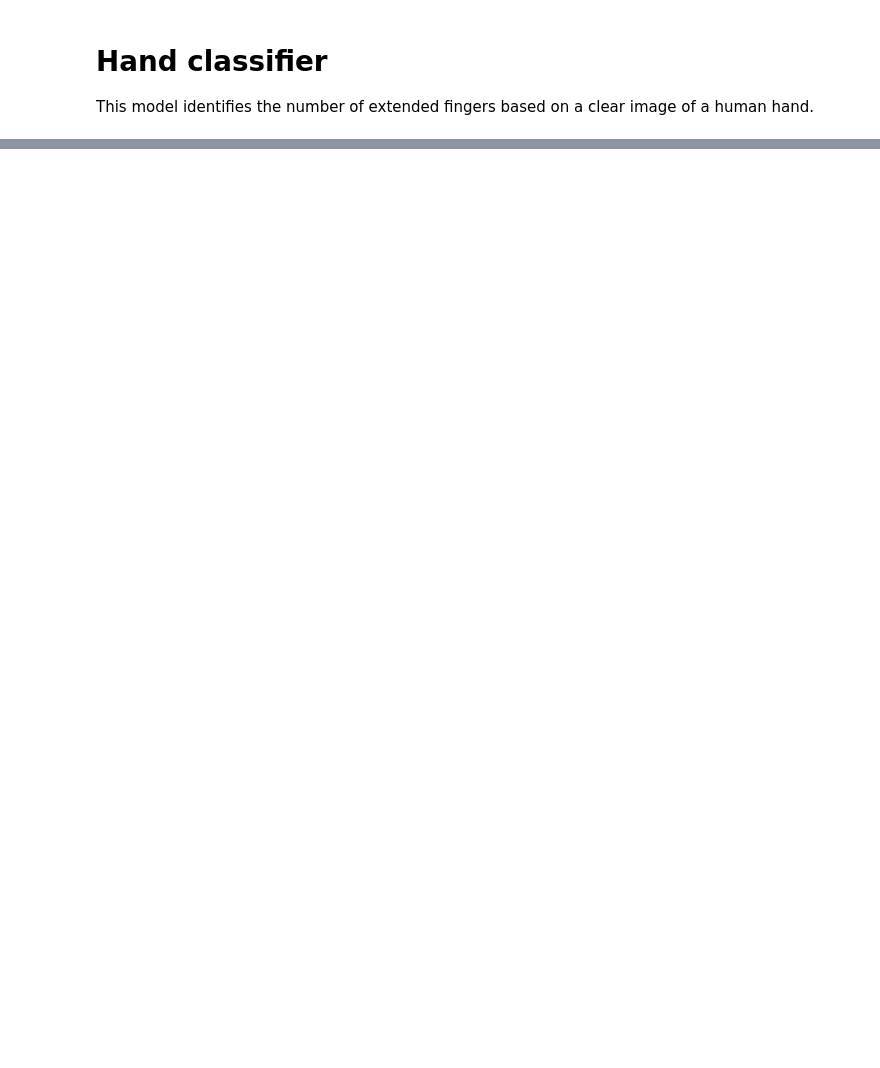
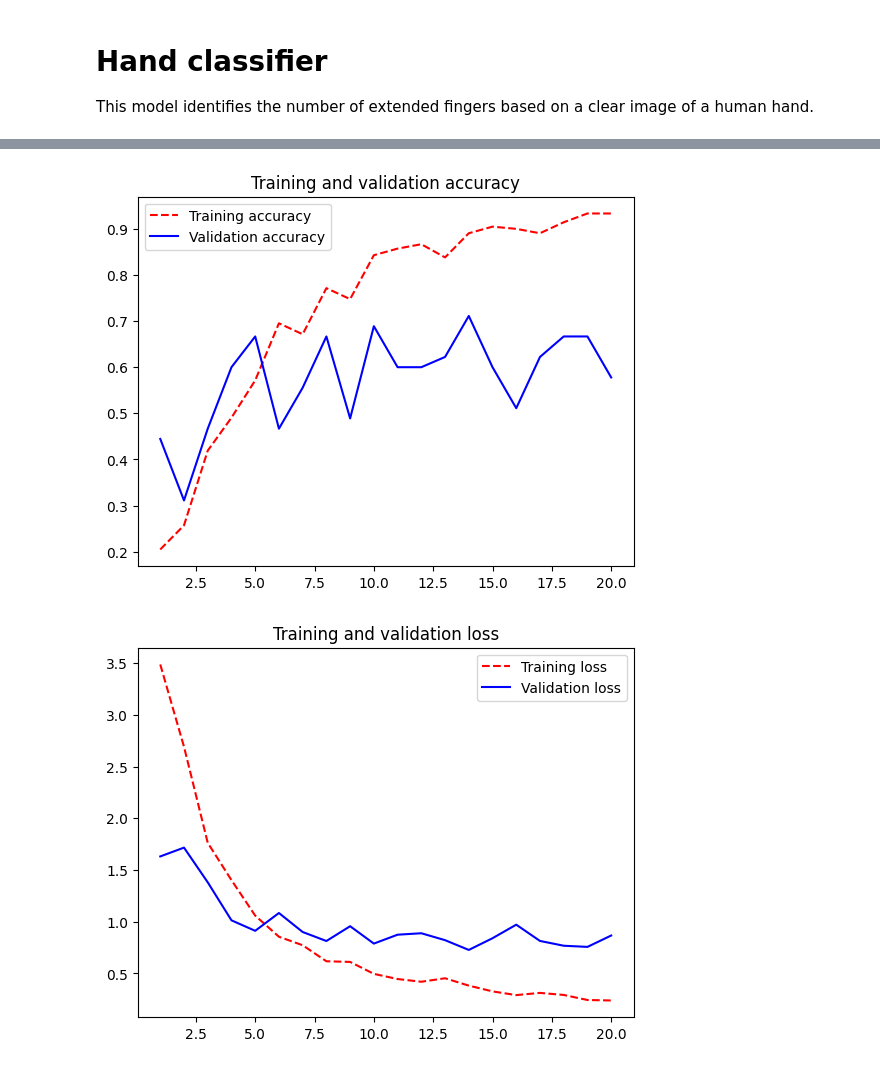
Before and after one commit to WelehoBRUDER/MetropoliaAMK-neural-networks, a Jupyter notebook: hand-model/hand-classifier.ipynb, the cells around one changed output, grey strips where cells are left out. Cells and saved outputs as stored; diff of their text form; code cells hidden in the pictures; blank space fills up the shorter version.

```diff
--- a/hand-model/hand-classifier.ipynb
+++ b/hand-model/hand-classifier.ipynb
@@ -120,0 +238,26 @@ print(f"The model's test accuracy is {acc}")
+# %%
+model = Sequential([
+    layers.Input(shape=(7, 7, 512)),
+    layers.GlobalAveragePooling2D(),
+    layers.Dense(256, activation='relu'),
+    layers.Dropout(0.5),
+    layers.Dense(num_classes, activation='softmax')
+])
+
+model.compile(optimizer='adam', loss='categorical_crossentropy', metrics=['accuracy'])
+# %%
+callbacks = [
+    keras.callbacks.ModelCheckpoint(
+        filepath="feature_extraction.keras",
+        save_best_only=True,
+        monitor="val_loss",
+    )
+]
+
+history = model.fit(
+    train_features,
+    train_labels,
+    epochs=20,
+    validation_data=(val_features, val_labels),
+    callbacks=callbacks,
+)
@@ -120,0 +289,19 @@ print(f"The model's test accuracy is {acc}")
+# %%
+acc = history.history["accuracy"]
+val_acc = history.history["val_accuracy"]
+loss = history.history["loss"]
+val_loss = history.history["val_loss"]
+epochs = range(1, len(acc) + 1)
+plt.plot(epochs, acc, "r--", label="Training accuracy")
+plt.plot(epochs, val_acc, "b", label="Validation accuracy")
+plt.title("Training and validation accuracy")
+plt.legend()
+plt.figure()
+plt.plot(epochs, loss, "r--", label="Training loss")
+plt.plot(epochs, val_loss, "b", label="Validation loss")
+plt.title("Training and validation loss")
+plt.legend()
+plt.show()
+# %% [output]
+[figure, added]
+[figure, added]
```
Also changed, not shown: parts of 15 cells of this notebook, 1 other file.
